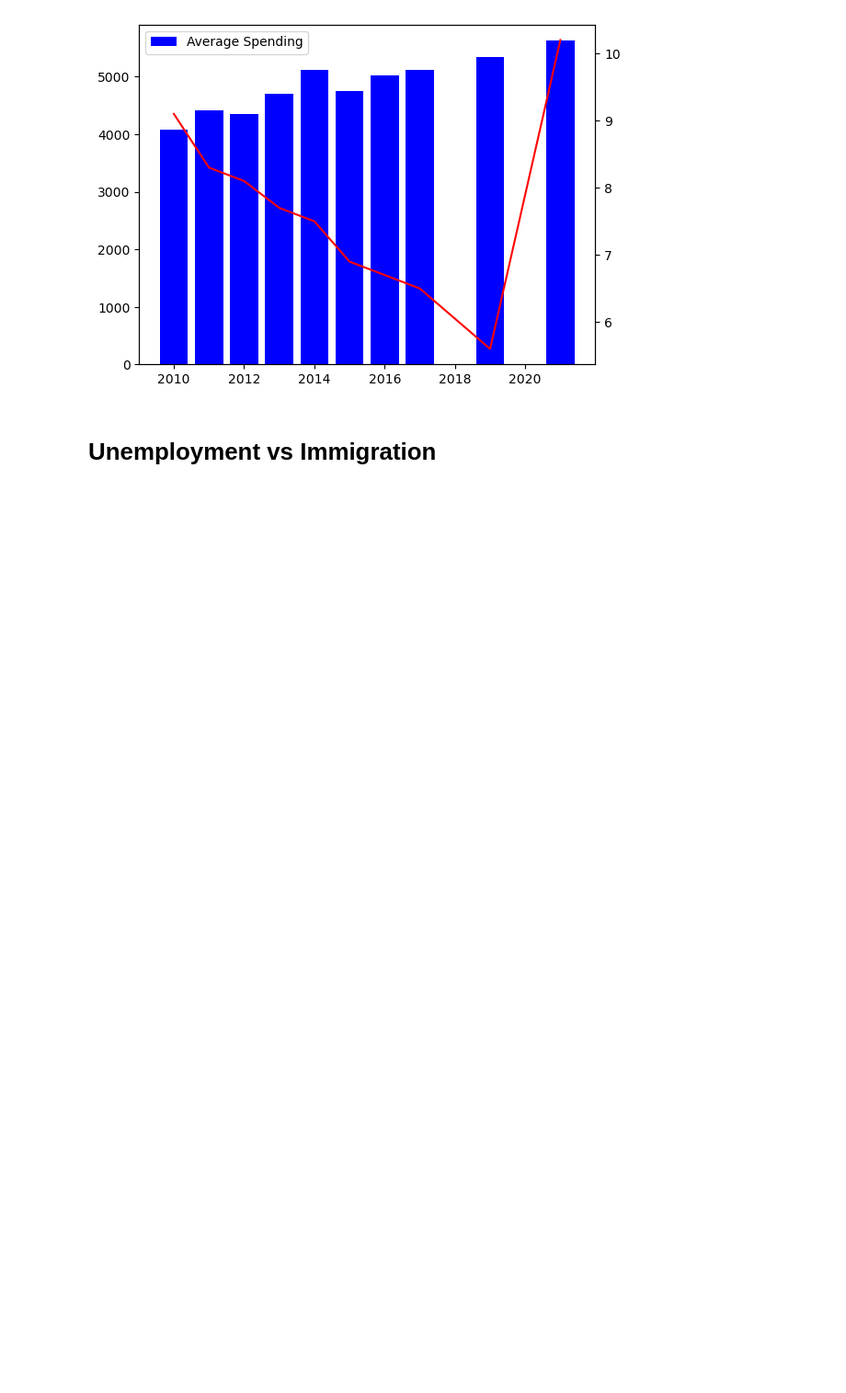
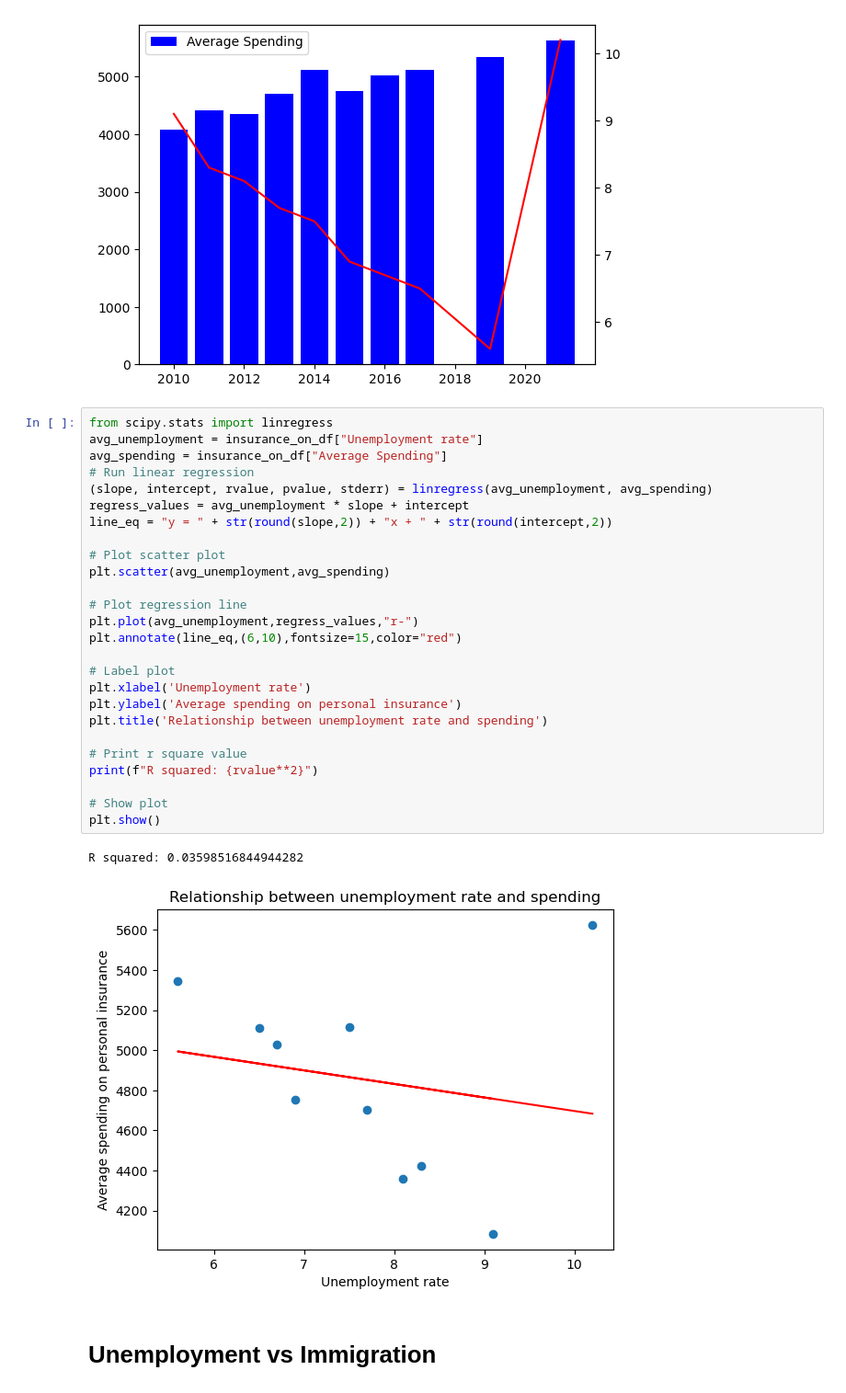
Before and after one commit to Cadeem-M/Project-1-Unemployment, a Jupyter notebook: analysis.ipynb, the cells around one changed output. Shown at 92% size. Drawn from its saved outputs; the diff is of its cells as text; blank space fills up the shorter version.

Commit message:
add regression

```diff
--- a/analysis.ipynb
+++ b/analysis.ipynb
@@ -237,6 +237,35 @@ ax.plot()
 # %% [output]
 []
 [figure]
+# %%
+from scipy.stats import linregress
+avg_unemployment = insurance_on_df["Unemployment rate"]
+avg_spending = insurance_on_df["Average Spending"]
+# Run linear regression
+(slope, intercept, rvalue, pvalue, stderr) = linregress(avg_unemployment, avg_spending)
+regress_values = avg_unemployment * slope + intercept
+line_eq = "y = " + str(round(slope,2)) + "x + " + str(round(intercept,2))
+
+# Plot scatter plot
+plt.scatter(avg_unemployment,avg_spending)
+
+# Plot regression line
+plt.plot(avg_unemployment,regress_values,"r-")
+plt.annotate(line_eq,(6,10),fontsize=15,color="red")
+
+# Label plot
+plt.xlabel('Unemployment rate')
+plt.ylabel('Average spending on personal insurance')
+plt.title('Relationship between unemployment rate and spending')
+
+# Print r square value
+print(f"R squared: {rvalue**2}")
+
+# Show plot
+plt.show()
+# %% [output]
+R squared: 0.03598516844944282
+[figure, added]
 # %% [markdown]
 # Unemployment vs Immigration
 # %%
```
